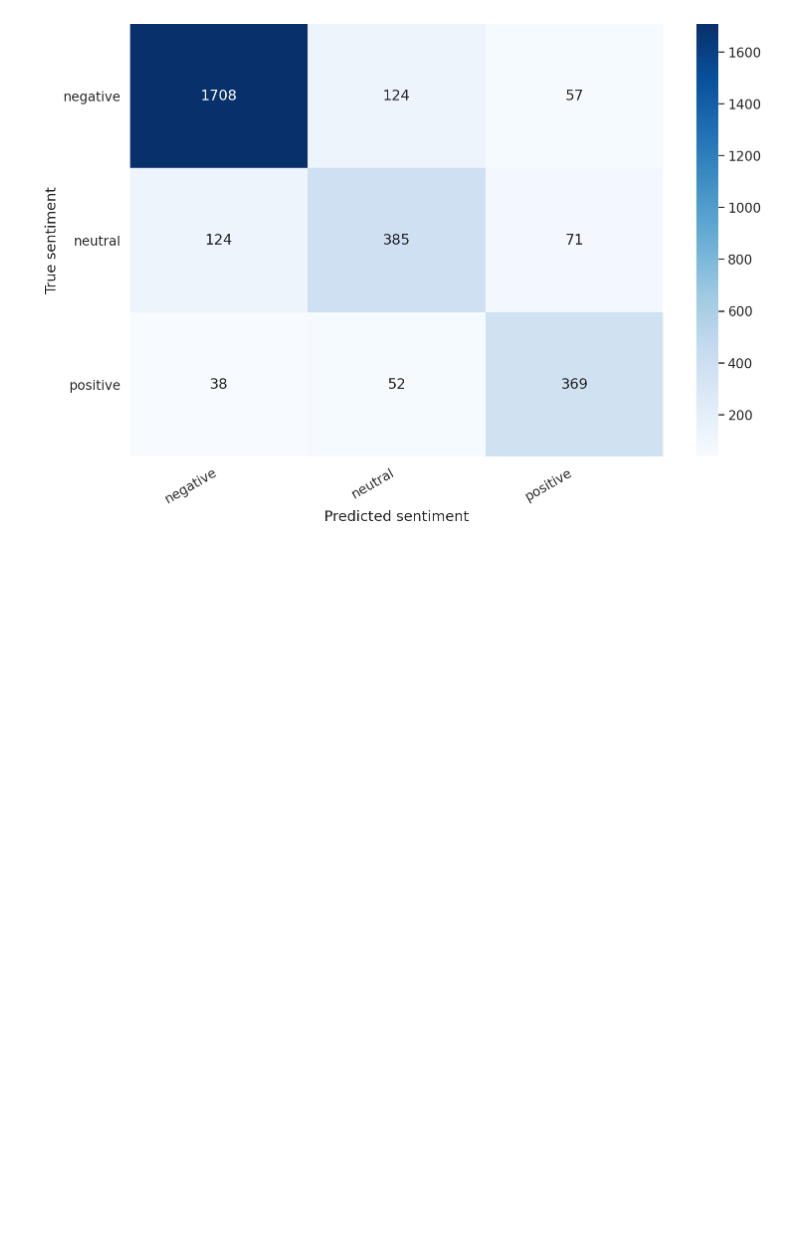
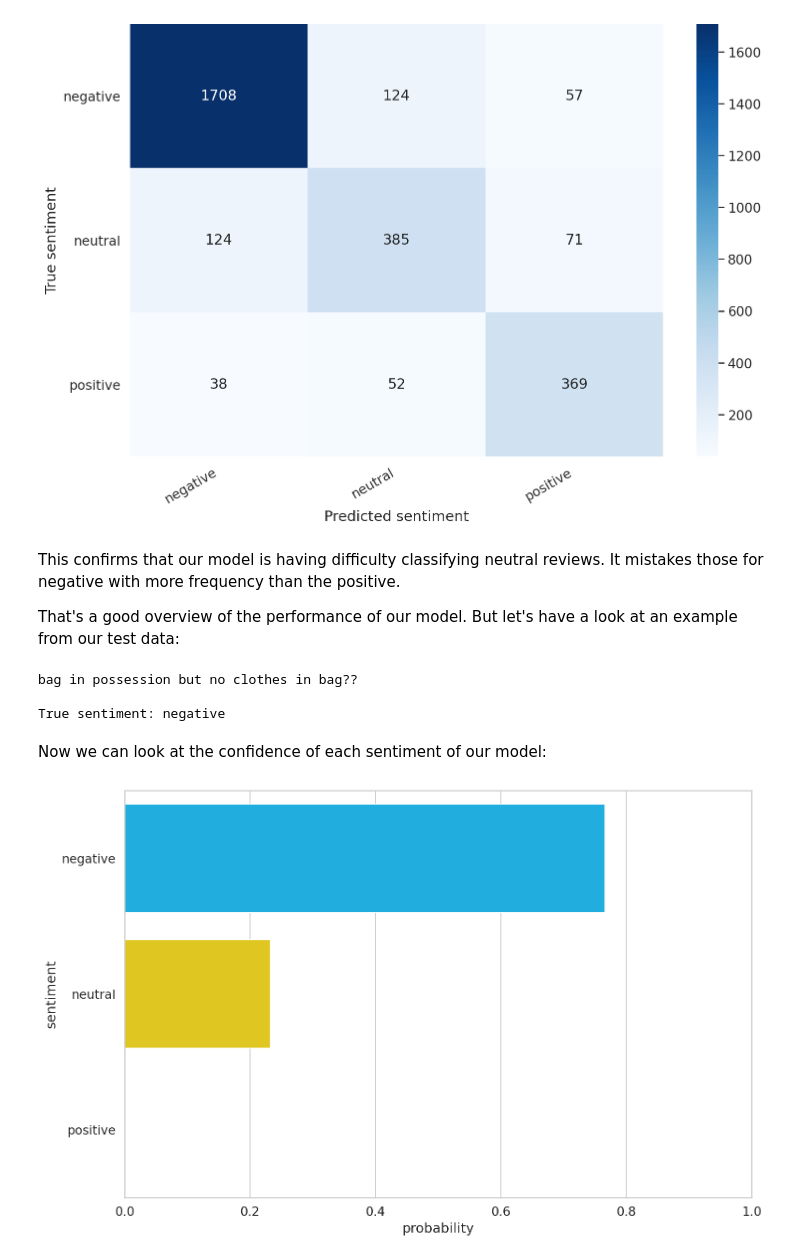
Before and after one commit to IhabBendidi/sentiment_embeddings, a Jupyter notebook: sentiment_embeddings.ipynb, the cells around one changed output. Drawn from its saved outputs; the diff is of its cells as text; code cells hidden in the pictures; blank space fills up the shorter version.

Commit message:
Qualitative results

```diff
--- a/sentiment_embeddings.ipynb
+++ b/sentiment_embeddings.ipynb
@@ -836,3 +836,34 @@ df_cm = pd.DataFrame(cm, index=class_names, columns=class_names)
 show_confusion_matrix(df_cm)
 # %% [output]
 [figure]
+# %% [markdown]
+This confirms that our model is having difficulty classifying neutral reviews. It mistakes those for negative with more frequency than the positive.
+
+That's a good overview of the performance of our model. But let's have a look at an example from our test data:
+# %%
+# This number can be changed to have more data to test qualitatively with
+idx = 999
+
+review_text = y_review_texts[idx]
+true_sentiment = y_test[idx]
+pred_df = pd.DataFrame({
+  'class_names': class_names,
+  'values': y_pred_probs[idx]
+})
+# %%
+print("\n".join(wrap(review_text)))
+print()
+print(f'True sentiment: {class_names[true_sentiment]}')
+# %% [output]
+bag in possession but no clothes in bag??
+
+True sentiment: negative
+# %% [markdown]
+Now we can look at the confidence of each sentiment of our model:
+# %%
+sns.barplot(x='values', y='class_names', data=pred_df, orient='h')
+plt.ylabel('sentiment')
+plt.xlabel('probability')
+plt.xlim([0, 1]);
+# %% [output]
+[figure, added]
```
